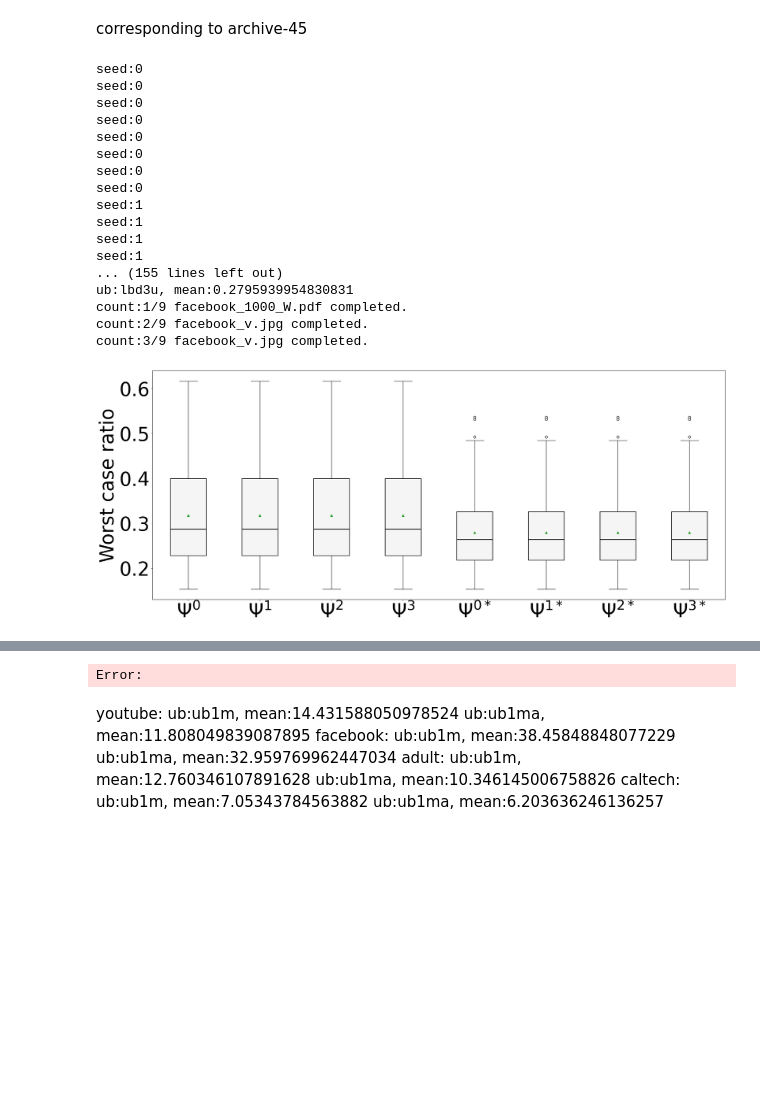
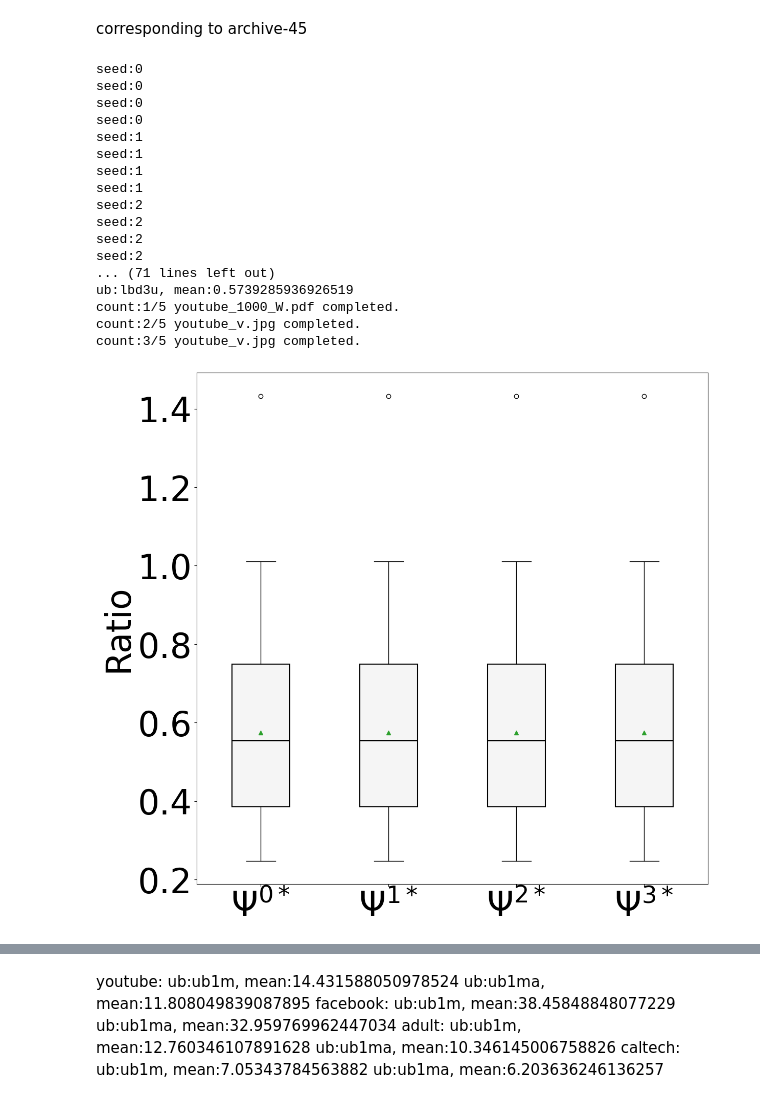
Before and after one commit to tongch8819/SubOptKnapsack, a Jupyter notebook: notebooks/ploter_min_0u1u2u3u.ipynb, the cells around one changed output, grey strips where cells are left out. Drawn from its saved outputs; the diff is of its cells as text; code cells hidden in the pictures; blank space fills up the shorter version.

```diff
--- a/notebooks/ploter_min_0u1u2u3u.ipynb
+++ b/notebooks/ploter_min_0u1u2u3u.ipynb
@@ -52,7 +52,7 @@ def load_12_series(upper_bound: str, task_name: str, source_dir: str):
     X, Y, Z, W = list(zip(*res))   # change it to two columns
     return X, Y, Z, W
 
-task_list = ['facebook']
+task_list = ['youtube']
 
 ub_list = [
     'lbd0u', 'lbd1u', 'lbd2u', 'lbd3u'
@@ -84,8 +84,8 @@ for ub in ub_list:
     u_data_list.append([])
 
 seed_range = range(0, 20)
-# b_range = range(10, 60, 5)
-b_range = range(250, 500, 25)
+b_range = range(10, 60, 5)
+# b_range = range(250, 500, 25)
 
 b_data_list = []
 for ub in ub_list:
@@ -98,7 +98,7 @@ for i in range(0, len(b_range)):
     b = float(b_range[i])
     bti_dict[b] = i
 
-ub_to_draw_list = [0, 7]
+ub_to_draw_list = [0, 3]
 
 count = 0
 total_count = len(task_list) + len(ub_list) * len(task_list)
@@ -109,7 +109,7 @@ for task in task_list:
             # print(f"seed:{seed}")
             ub = ub_list[ub_idx]
             source_dir = os.path.join(archive_dir, f"{task}", f"{n}", f"{seed}")
-            print(f"seed:{seed}")
+            # print(f"seed:{seed}")
             X, Y, Z, W = load_12_series(upper_bound=ub, task_name=task, source_dir=source_dir)
 
             for x_idx in range(0, len(X)):
@@ -118,12 +118,14 @@ for task in task_list:
                     b_list_idx = bti_dict[b]
                     b_data_list[ub_idx][b_list_idx].append(W[x_idx])
                     u_data_list[ub_idx].append(W[x_idx])
+                    if W[x_idx] > 1.2:
+                        print(f"seed:{seed}, v:{X[x_idx]}")
 
     # first plot
     data = u_data_list
 
     plt.rcParams["font.size"] = fs
-    fig = plt.figure(figsize=(20, 8))
+    fig = plt.figure(figsize=(10, 10))
     ax = fig.add_axes([0,0,1,1])
     if t == '':
         ax.set_ylabel("Approximation guarantee")
@@ -194,40 +196,40 @@ for task in task_list:
             if int(b) % 2 == 1:
                 xtick_labels.append(b)
             else:
                 xtick_labels.append(" ")
 
         bp = ax.boxplot(data,label=ub_title_dict[ub], patch_artist=True, tick_labels=xtick_labels, showmeans=True, boxprops=box_props, medianprops=median_props
                         , meanprops=mean_props, flierprops=flier_props, whiskerprops=whisker_props, capprops=whisker_props)
         # plt.axhline(y = worst_case, color = 'r', linestyle = '-')
 
         for median in bp["medians"]:
             median.set_color("black")
         for box in bp["boxes"]:
             box.set_facecolor(color_list[cc])
 
         cc = cc + 1
 
         plt.legend()
         plt.savefig(os.path.join(result_dir, f"{task}_{n}_v{suffix}.jpg"), format='jpg', bbox_inches='tight')
         plt.savefig(os.path.join(result_dir, f"{task}_{n}_v{suffix}.pdf"), format='pdf', bbox_inches='tight')
         count = count + 1
         print(f"count:{count}/{total_count} {task}_v.jpg completed.")
 # %% [output]
-seed:0
-seed:0
-seed:0
-seed:0
 seed:0
 seed:0
 seed:0
 seed:0
 seed:1
 seed:1
 seed:1
 seed:1
-... (155 lines left out)
-ub:lbd3u, mean:0.2795939954830831
-count:1/9 facebook_1000_W.pdf completed.
-count:2/9 facebook_v.jpg completed.
-count:3/9 facebook_v.jpg completed.
+seed:2
+seed:2
+seed:2
+seed:2
+... (71 lines left out)
+ub:lbd3u, mean:0.5739285936926519
+count:1/5 youtube_1000_W.pdf completed.
+count:2/5 youtube_v.jpg completed.
+count:3/5 youtube_v.jpg completed.
-[figure, old version]
+[figure, new version]
@@ -235,4 +237,3 @@ count:3/9 facebook_v.jpg completed.
-Error:
 # %% [markdown]
 youtube:
 ub:ub1m, mean:14.431588050978524
```
Also changed, not shown: parts of 1 cell of this notebook, 34 other files.
